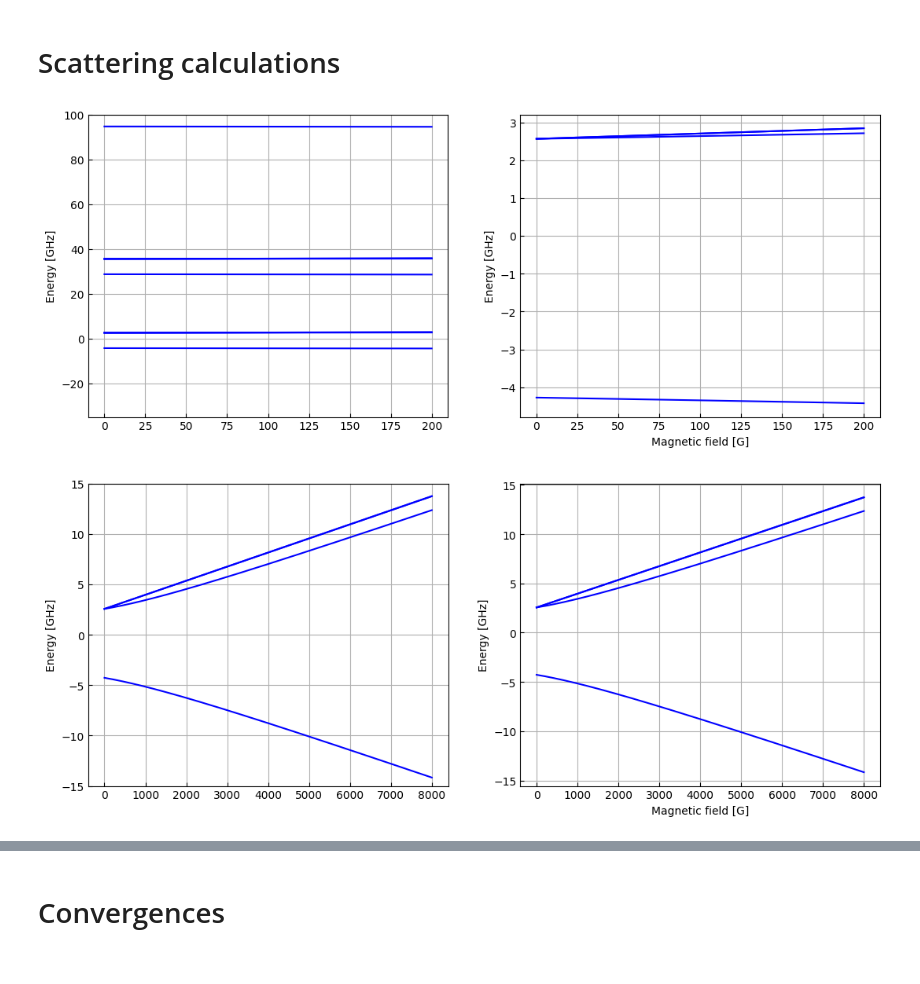
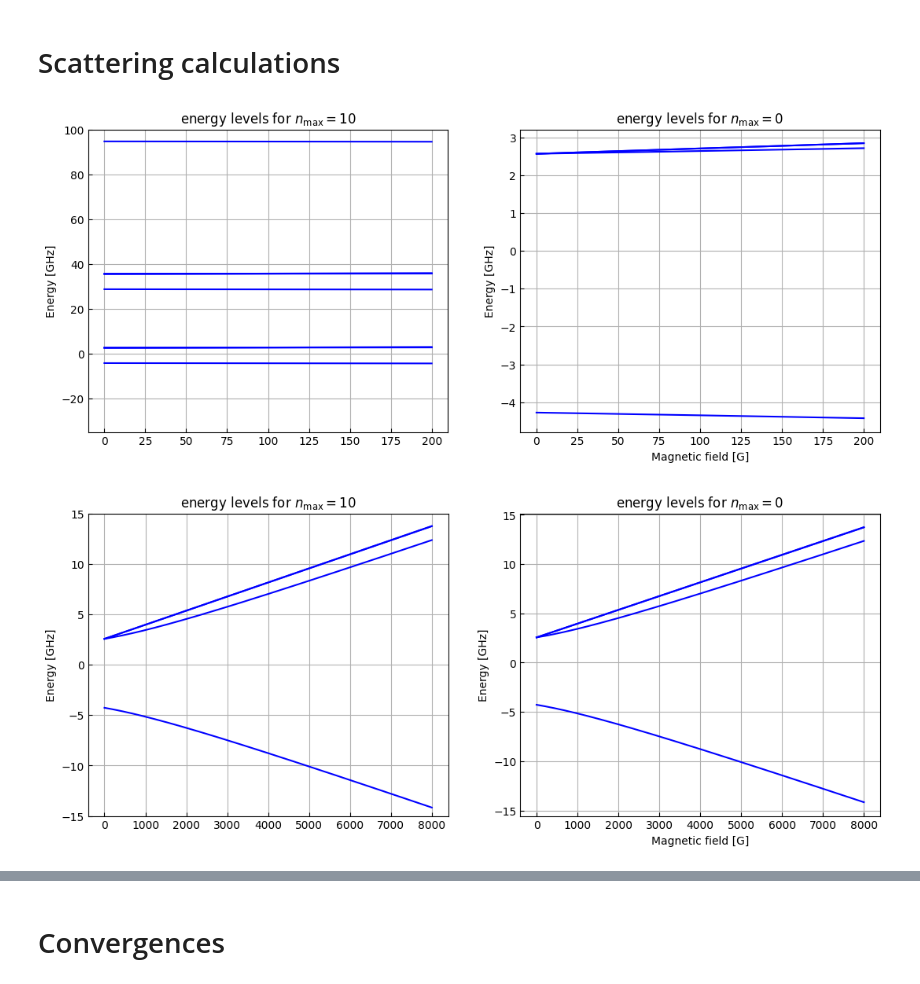
Before and after one commit to Wleter/rb_alf_feshbach, a Jupyter notebook: analysis/analysis.ipynb, the cells around one changed output, grey strips where cells are left out. Cells and saved outputs as stored; diff of their text form; code cells hidden in the pictures.

```diff
--- a/analysis/analysis.ipynb
+++ b/analysis/analysis.ipynb
@@ -153,18 +153,20 @@ for i, ax in enumerate(axes):
 # %%
 fig, axes = utility.plot_many(1, 2, (13, 5), sharex = True)
 
 data = utility.load(f"{DATA_PATH}/alf_rb_levels_n_max_10.dat")
+
 axes[0].plot(data[:, 0], data[:, 1:], color = "blue")
 axes[0].set_ylabel("Energy [GHz]")
 axes[0].set_ylim(-35, 100)
+axes[0].set_title(r"energy levels for $n_\text{max} = 10$")
 
 data = utility.load(f"{DATA_PATH}/alf_rb_levels_n_max_0.dat")
 axes[1].plot(data[:, 0], data[:, 1:], color = "blue")
 axes[1].set_ylabel("Energy [GHz]")
-
-axes[1].set_xlabel("Magnetic field [G]");
+axes[1].set_xlabel("Magnetic field [G]")
+axes[1].set_title(r"energy levels for $n_\text{max} = 0$");
 # %% [output]
-[figure, old version]
+[figure, new version]
 # %%
 fig, axes = utility.plot_many(1, 2, (13, 5), sharex = True)
 
@@ -172,14 +174,16 @@ data = utility.load(f"{DATA_PATH}/alf_rb_levels_n_max_10_far.dat")
 axes[0].plot(data[:, 0], data[:, 1:], color = "blue")
 axes[0].set_ylabel("Energy [GHz]")
 axes[0].set_ylim(-15, 15)
+axes[0].set_title(r"energy levels for $n_\text{max} = 10$")
 
 data = utility.load(f"{DATA_PATH}/alf_rb_levels_n_max_0_far.dat")
 axes[1].plot(data[:, 0], data[:, 1:], color = "blue")
 axes[1].set_ylabel("Energy [GHz]")
 
 axes[1].set_xlabel("Magnetic field [G]");
+axes[1].set_title(r"energy levels for $n_\text{max} = 0$");
 # %% [output]
-[figure, old version]
+[figure, new version]
 # %%
 data = ScatteringDependence.parse_json(f"{DATA_PATH}/alf_rb_scattering_n_max_0.json")
 bounds_single = BoundsDependence.parse_json(f"{DATA_PATH}/alf_rb_bound_states_n_max_0.json")
```
Also changed, not shown: parts of 7 cells of this notebook.
